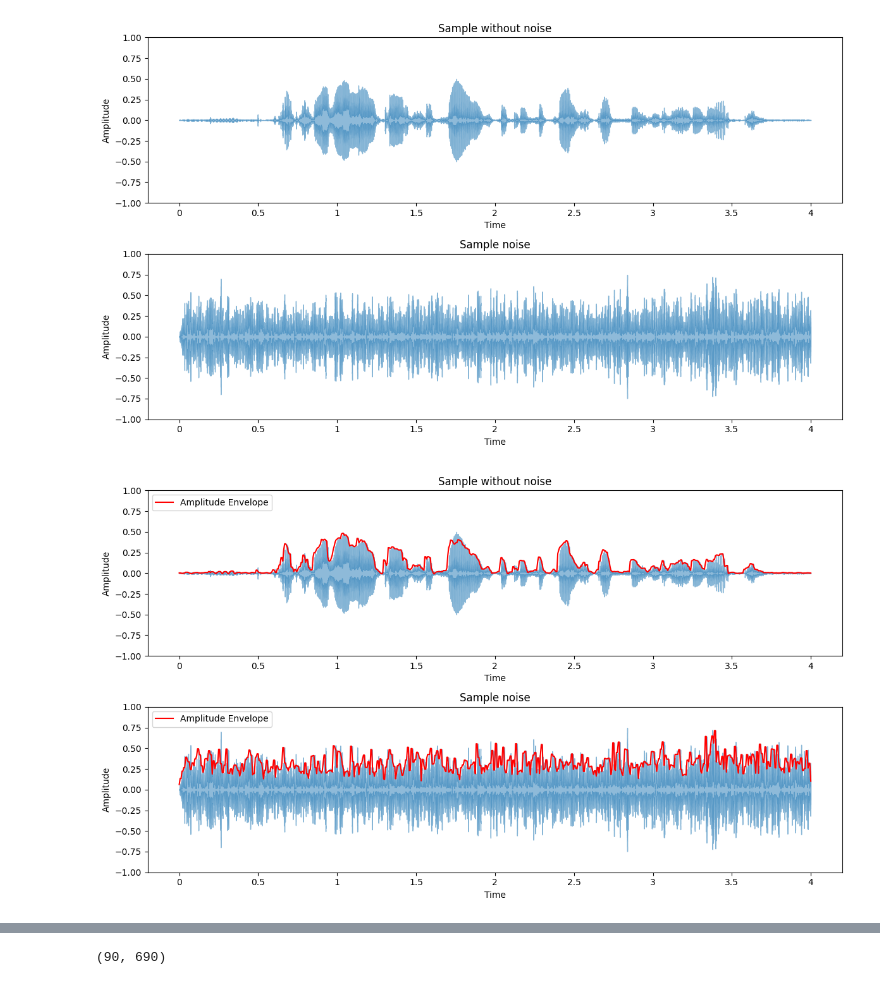
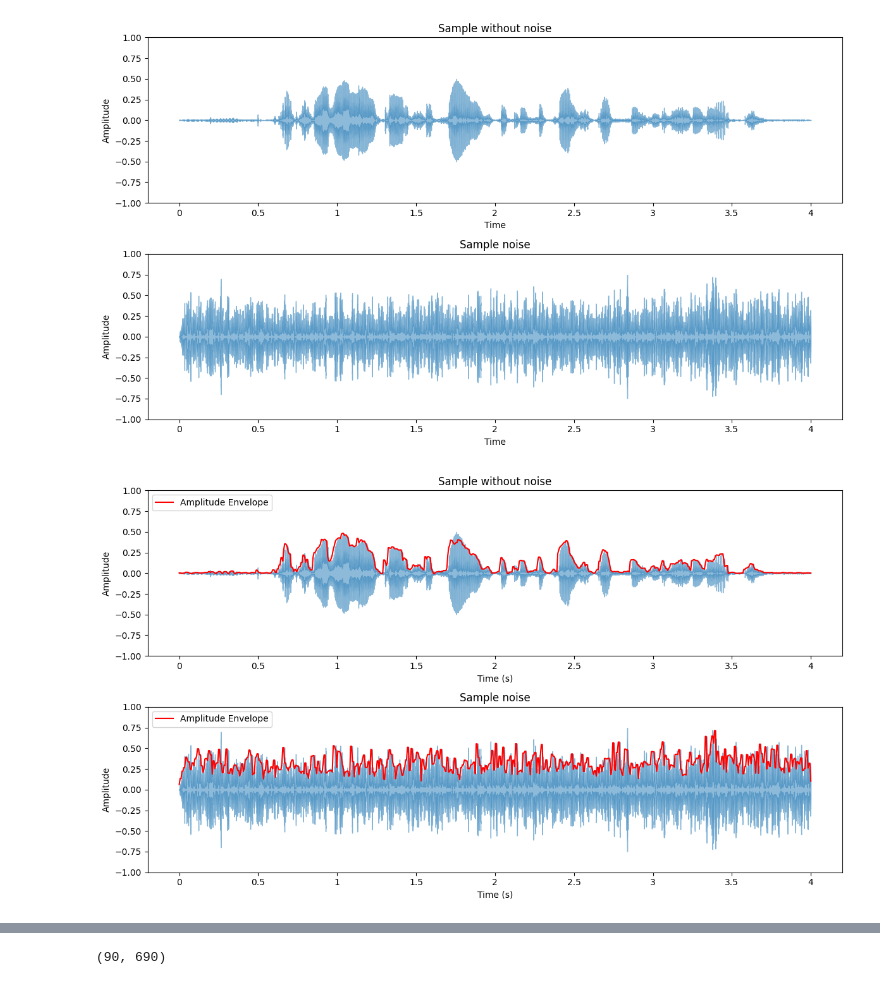
Before and after one commit to MahyarFardin/Deep-white-noise-elimination-using-recurrent-and-convolutional-generative-adversial-networks, a Jupyter notebook: dataset_overview.ipynb, the cells around one changed output, grey strips where cells are left out. Cells and saved outputs as stored; diff of their text form; code cells hidden in the pictures.

```diff
--- a/dataset_overview.ipynb
+++ b/dataset_overview.ipynb
@@ -101,35 +101,35 @@ ae_signal_noise = amplitude_envelope(signal_noise, FRAME_LENGTH, HOP_LENGTH)
 # %%
 # Convert frame indices to time values
 frames = range(len(ae_signal_clean))
 time = librosa.frames_to_time(frames, hop_length = HOP_LENGTH)/2
 
 
 # Plot the amplitude envelope for both samples, with and without noise
 plt.figure(figsize = (12,7))
 
 plt.subplot(2, 1, 1)
 librosa.display.waveshow(signal_clean, sr = sr, alpha = 0.5)
 plt.plot(time, ae_signal_clean, color = "r", label="Amplitude Envelope")
 plt.ylim((-1 , 1))
 plt.title("Sample without noise")
-plt.xlabel("Time")
+plt.xlabel("Time (s)")
 plt.ylabel("Amplitude")
 plt.legend(loc = "upper left")
 
 plt.subplot(2, 1, 2)
 librosa.display.waveshow(signal_noise, sr = sr, alpha = 0.5)
 plt.plot(time, ae_signal_noise, color = "r", label="Amplitude Envelope")
 plt.ylim((-1 , 1))
 plt.title("Sample noise")
-plt.xlabel("Time")
+plt.xlabel("Time (s)")
 plt.ylabel("Amplitude")
 plt.legend(loc = "upper left")
 
 
 plt.tight_layout()
 plt.show()
 # %% [output]
-[figure, old version]
+[figure, new version]
 # %%
 def rms(signal, frame_length, hop_length):
   """
```
Also changed, not shown: parts of 11 cells of this notebook.
